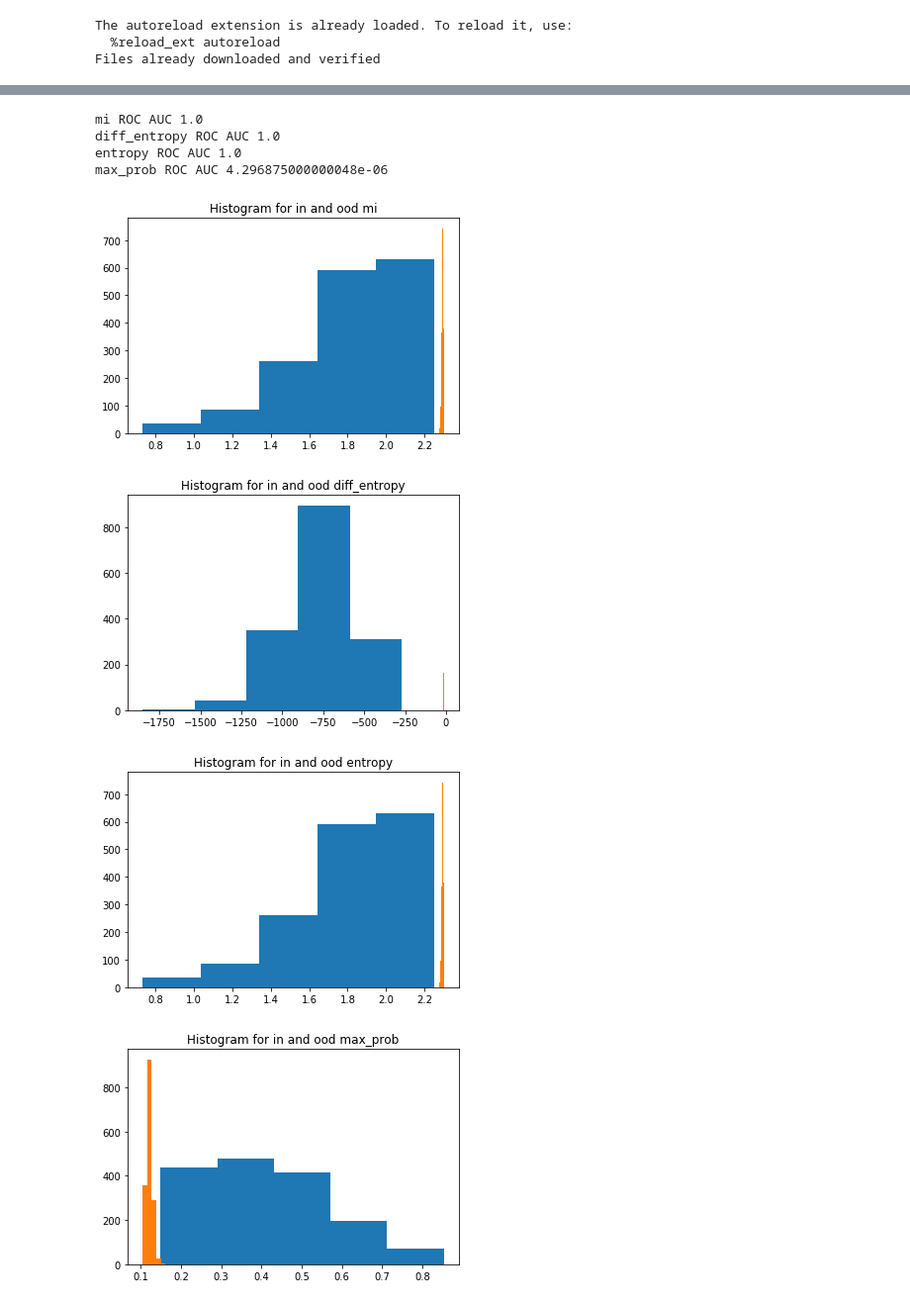
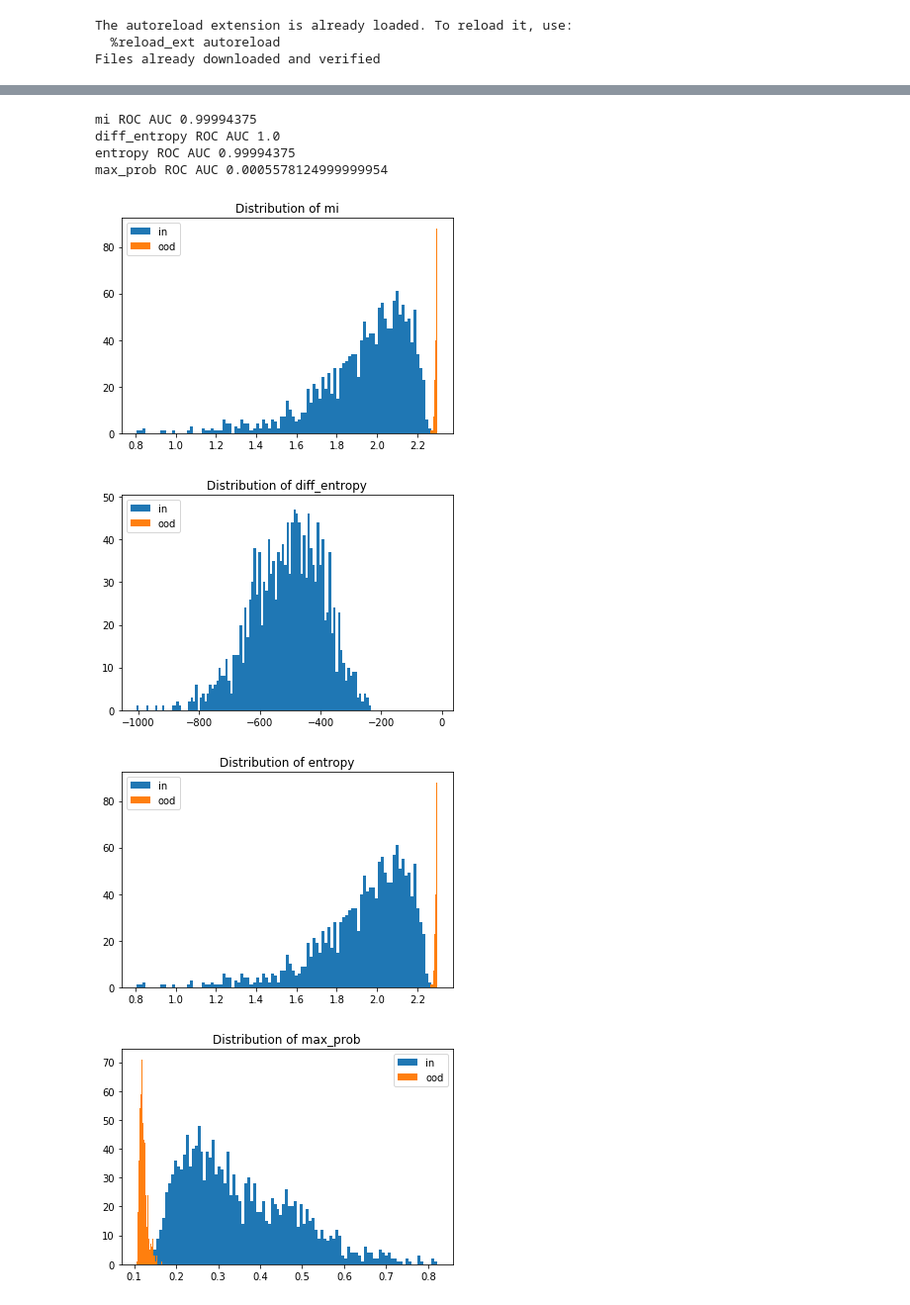
Before and after one commit to gtegner/PriorNetworks, a Jupyter notebook: PriorNetworksNotebook.ipynb, the cells around one changed output, grey strips where cells are left out. Shown: that part at 99% size. Drawn from its saved outputs; the diff is of its cells as text; code cells hidden in the pictures.

```diff
--- a/PriorNetworksNotebook.ipynb
+++ b/PriorNetworksNotebook.ipynb
@@ -308,20 +301,21 @@ def get_roc_for_uncertainty(in_accumulator, out_accumulator, measure):
 # %%
 # Get ROC for each uncertainty measure
 for key in in_domain_accumulator.keys():
     get_roc_for_uncertainty(in_domain_accumulator, out_domain_accumulator, key)
 
 # Plot Histograms
 for key in in_domain_accumulator.keys():
     plt.figure()
-    plt.hist(in_domain_accumulator[key], bins = 5, label = ['in'])
-    plt.hist(out_domain_accumulator[key], bins = 5, label = ['ood'])
-    plt.title(f'Histogram for in and ood {key}')
+    plt.hist(in_domain_accumulator[key], bins = 100, label = ['in'])
+    plt.hist(out_domain_accumulator[key], bins = 100, label = ['ood'])
+    plt.title(f'Distribution of {key}')
+    plt.legend()
 # %% [output]
-mi ROC AUC 1.0
+mi ROC AUC 0.99994375
 diff_entropy ROC AUC 1.0
-entropy ROC AUC 1.0
-max_prob ROC AUC 4.296875000000048e-06
+entropy ROC AUC 0.99994375
+max_prob ROC AUC 0.0005578124999999954
-[figure, old version]
+[figure, new version]
-[figure, old version]
+[figure, new version]
-[figure, old version]
+[figure, new version]
-[figure, old version]
+[figure, new version]
```
Also changed, not shown: parts of 6 cells of this notebook.
